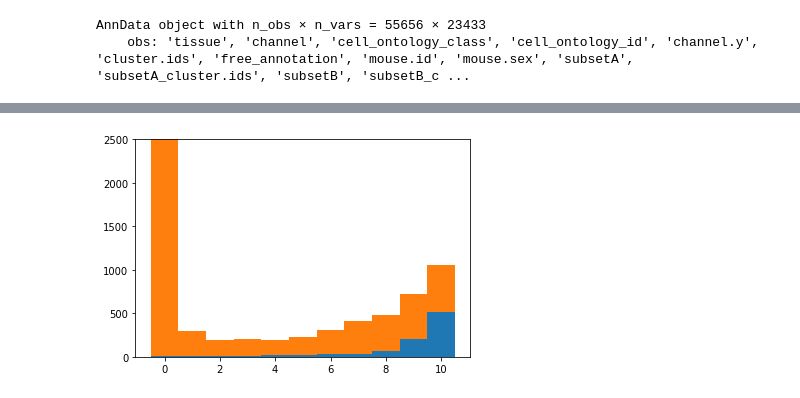
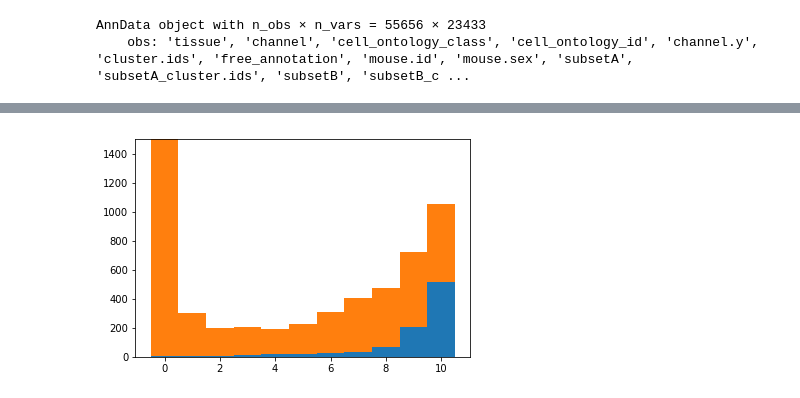
Before and after one commit to anders-biostat/sc_methods, a Jupyter notebook: Tm_dist/endo_neighbours.ipynb, the cells around one changed output, grey strips where cells are left out. Saved outputs shown, nothing was run; the diff lists cells and outputs as text; code cells hidden in the pictures.

```diff
--- a/Tm_dist/endo_neighbours.ipynb
+++ b/Tm_dist/endo_neighbours.ipynb
@@ -24,10 +72,8 @@ Find k nearest neighbors
 # %%
 k = 20
 nn = np.empty( ( cnts.n_obs, k ), 'i' )
-for i in range(cnts.n_obs):
+for i in log_progress( range(cnts.n_obs) ):
     a = -h5sim[ i, : ]
     argpart = a.argpartition(k+1)[:(k+1)]
     nn[i,:] = argpart[ a[argpart].argsort() ][1:]
-    if i % 1000 == 0:
-        print( i, end=" " )
 # %% [output]
@@ -43,7 +83,6 @@ array([0.79035735, 0.78237766, 0.7818002 , 0.77985215, 0.77924466,
 # %%
-n_endo_gold_nghbrs = np.full( (cnts.n_obs,), -1 )
-for i in range(cnts.n_obs):
-    n_endo_gold_nghbrs[i] = cnts.obs.endo_gold[ nn[i,:10] ].sum()
-    if i % 1000 == 0:
-        print( i, end=" " )
+a = np.full( (cnts.n_obs,), -1 )
+for i in log_progress( range(cnts.n_obs) ):
+    a[i] = cnts.obs.endo_gold[ nn[i,:10] ].sum()
+cnts.obs["n_endo_gold_nghbrs"] = a
 # %% [output]
@@ -58,6 +101,8 @@ plt.hist( n_endo_gold_nghbrs[ cnts.obs.endo_gold ], bins=np.arange(-.5,10.5) )
 # %%
-plt.hist( [ n_endo_gold_nghbrs[ cnts.obs.endo_gold ], n_endo_gold_nghbrs[ ~cnts.obs.endo_gold ] ],
-        stacked=True, bins=np.arange(-.5,11.5) )
-plt.ylim(0,2500);
+plt.hist(
+    [ cnts[  cnts.obs.endo_gold, : ].obs.n_endo_gold_nghbrs,
+      cnts[ ~cnts.obs.endo_gold, : ].obs.n_endo_gold_nghbrs  ],
+    stacked=True, bins=np.arange(-.5,11.5) );
+plt.ylim(0,1500);
 # %% [output]
-[figure, old version]
+[figure, new version]
```
Also changed, not shown: parts of 26 cells of this notebook, 1 other file.
